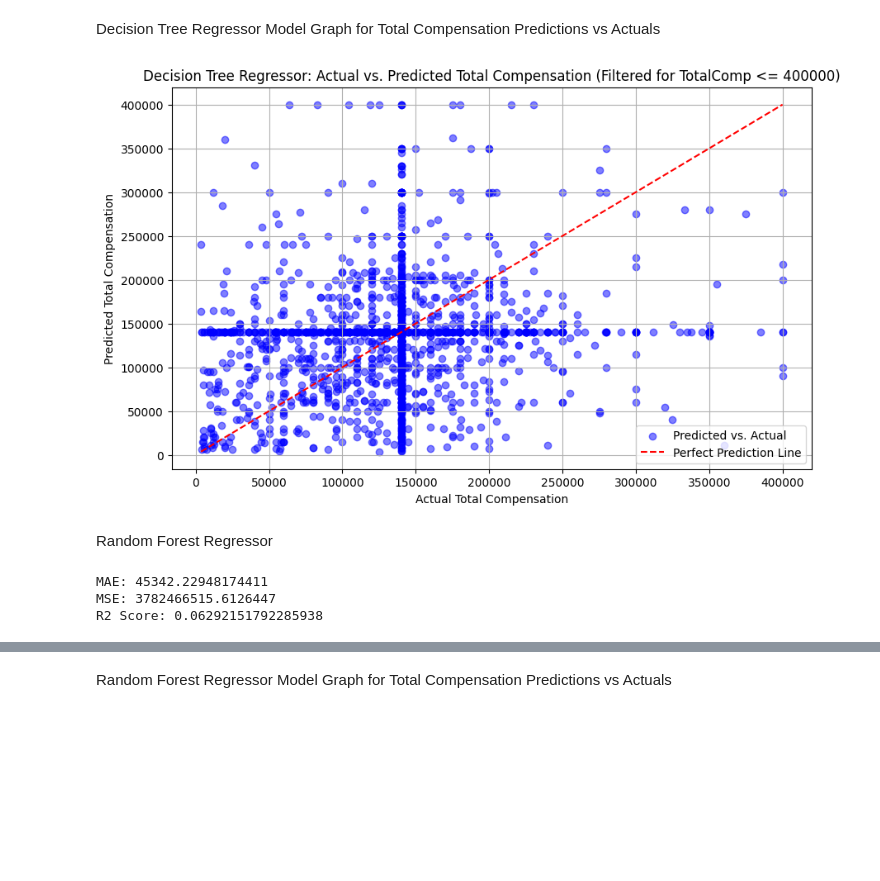
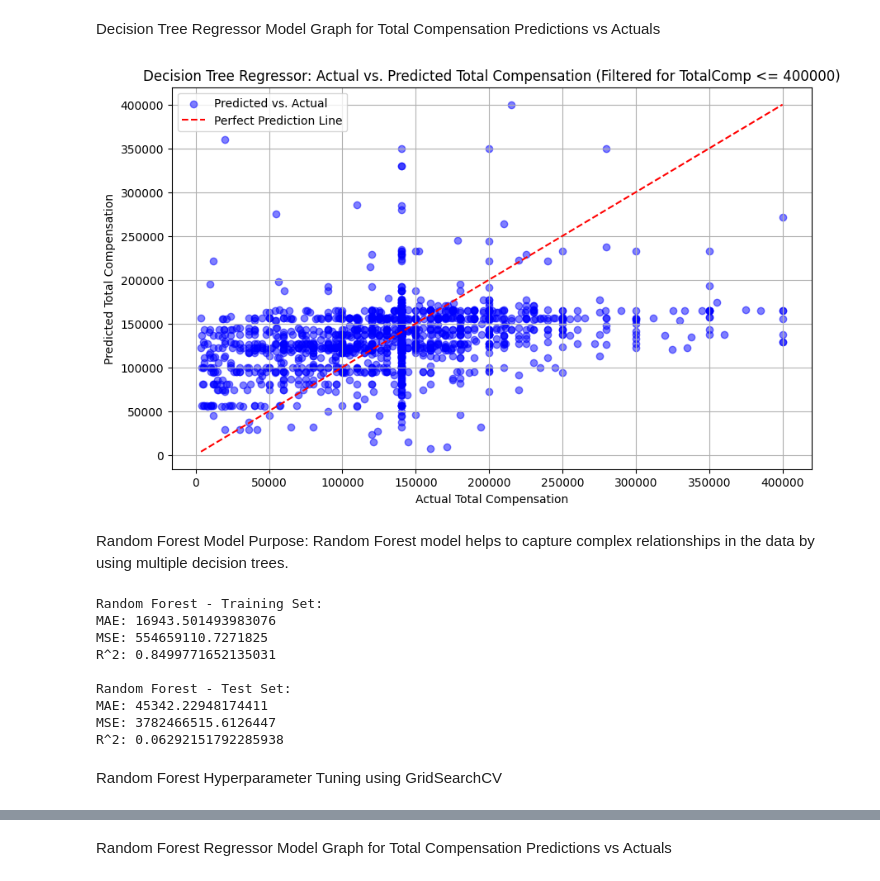
Before and after one commit to tfmontague/developer-salary-capstone, a Jupyter notebook: modeling.ipynb, the cells around one changed output, grey strips where cells are left out. Saved outputs shown, nothing was run; the diff lists cells and outputs as text; code cells hidden in the pictures; blank space fills up the shorter version.

Commit message:
update modeling, eda, and readme

```diff
--- a/modeling.ipynb
+++ b/modeling.ipynb
@@ -487,0 +518,14 @@ R2 Score: -0.6929210695156642
+# %%
+from sklearn.model_selection import GridSearchCV
+
+# Define hyperparameters and initialize GridSearchCV
+tree_params = {'max_depth': [None, 10, 20, 30], 'min_samples_split': [2, 5, 10]}
+grid_search_tree = GridSearchCV(DecisionTreeRegressor(random_state=42), tree_params, cv=5, scoring='neg_mean_squared_error')
+
+# Fit GridSearchCV on training data
+grid_search_tree.fit(X_train, y_train)
+print("Best parameters for Decision Tree:", grid_search_tree.best_params_)
+
+# Train the model with best parameters
+best_tree_model = grid_search_tree.best_estimator_
+best_tree_model.fit(X_train, y_train)
@@ -488,31 +560,35 @@ R2 Score: -0.6929210695156642
 # %% [markdown]
 Decision Tree Regressor Model Graph for Total Compensation Predictions vs Actuals
 # %%
+# Generate predictions using the best-fitted DecisionTreeRegressor
+y_pred_best_tree = best_tree_model.predict(X_test)
+
+# Filter the data for TotalComp <= 400000
+y_test_filtered = y_test[y_test <= 400000]
+y_pred_filtered = y_pred_best_tree[y_test <= 400000]  # Apply the same mask to y_pred_best_tree
+
 # Visualize Actual vs Predicted TotalComp for values <= 400000
 import matplotlib.pyplot as plt
 
-# Filter the data for TotalComp <= 400000
-y_test_filtered = y_test[y_test <= 400000]
-y_pred_filtered = y_pred[y_test <= 400000]  # Apply the same mask to y_pred
-
-# Plot actual vs predicted values
 plt.figure(figsize=(10, 6))
 plt.scatter(y_test_filtered, y_pred_filtered, alpha=0.5, color='blue', label='Predicted vs. Actual')
-plt.plot([y_test_filtered.min(), y_test_filtered.max()], [y_test_filtered.min(), y_test_filtered.max()],
+plt.plot([y_test_filtered.min(), y_test_filtered.max()],
+         [y_test_filtered.min(), y_test_filtered.max()],
          color='red', linestyle='--', label='Perfect Prediction Line')
 
 # Labeling the plot
 plt.xlabel("Actual Total Compensation")
 plt.ylabel("Predicted Total Compensation")
 plt.title("Decision Tree Regressor: Actual vs. Predicted Total Compensation (Filtered for TotalComp <= 400000)")
 plt.legend()
 plt.grid(True)
 plt.ticklabel_format(style='plain')
 plt.show()
 # %% [output]
-[figure, old version]
+[figure, new version]
-# %% [markdown]
-Random Forest Regressor
+# %% [markdown]
+Random Forest Model
+Purpose: Random Forest model helps to capture complex relationships in the data by using multiple decision trees.
 # %%
 # Import necessary libraries
 import pandas as pd
@@ -545,18 +621,33 @@ y = data['TotalComp']
 # Split the data into training and testing sets
 X_train, X_test, y_train, y_test = train_test_split(X, y, test_size=0.2, random_state=42)
 
-# Initialize and train the Random Forest Regressor model
-model = RandomForestRegressor(random_state=42)
-model.fit(X_train, y_train)
+# Initialize and train Random Forest Regressor
+forest_model = RandomForestRegressor(random_state=42, n_estimators=100)
+forest_model.fit(X_train, y_train)
 
-# Predict on test data
-y_pred = model.predict(X_test)
+# Predict and evaluate
+y_pred_train_forest = forest_model.predict(X_train)
+y_pred_test_forest = forest_model.predict(X_test)
 
-# Evaluate the model
-print("MAE:", mean_absolute_error(y_test, y_pred))
-print("MSE:", mean_squared_error(y_test, y_pred))
-print("R2 Score:", r2_score(y_test, y_pred))
+# Display evaluation metrics for Random Forest
+print("Random Forest - Training Set:")
+print("MAE:", mean_absolute_error(y_train, y_pred_train_forest))
+print("MSE:", mean_squared_error(y_train, y_pred_train_forest))
+print("R^2:", r2_score(y_train, y_pred_train_forest))
+
+print("\nRandom Forest - Test Set:")
+print("MAE:", mean_absolute_error(y_test, y_pred_test_forest))
+print("MSE:", mean_squared_error(y_test, y_pred_test_forest))
+print("R^2:", r2_score(y_test, y_pred_test_forest))
 # %% [output]
+Random Forest - Training Set:
+MAE: 16943.501493983076
+MSE: 554659110.7271825
+R^2: 0.8499771652135031
+
+Random Forest - Test Set:
 MAE: 45342.22948174411
 MSE: 3782466515.6126447
-R2 Score: 0.06292151792285938
+R^2: 0.06292151792285938
+# %% [markdown]
+Random Forest Hyperparameter Tuning using GridSearchCV
```
Also changed, not shown: parts of 22 cells of this notebook, 4 other files.
